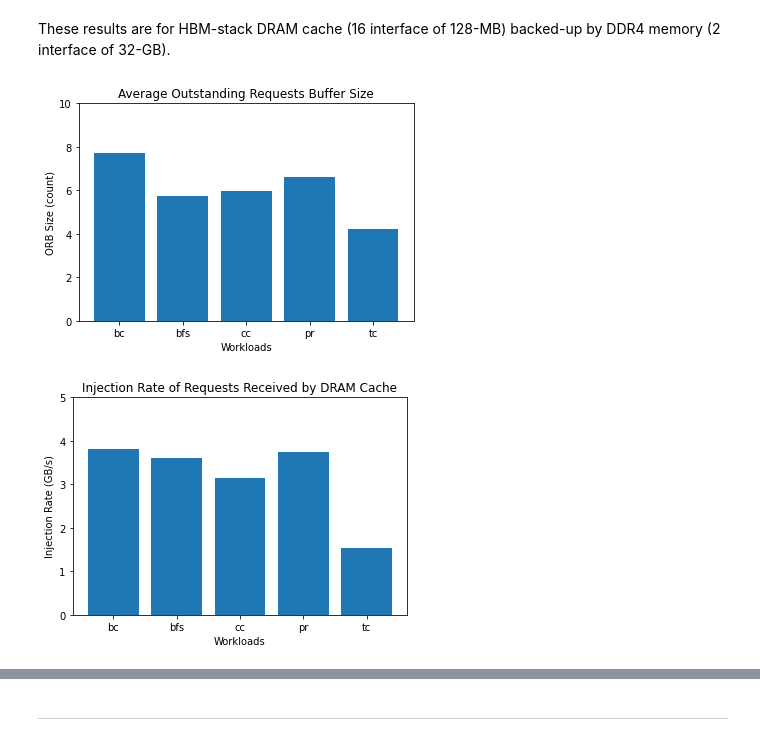
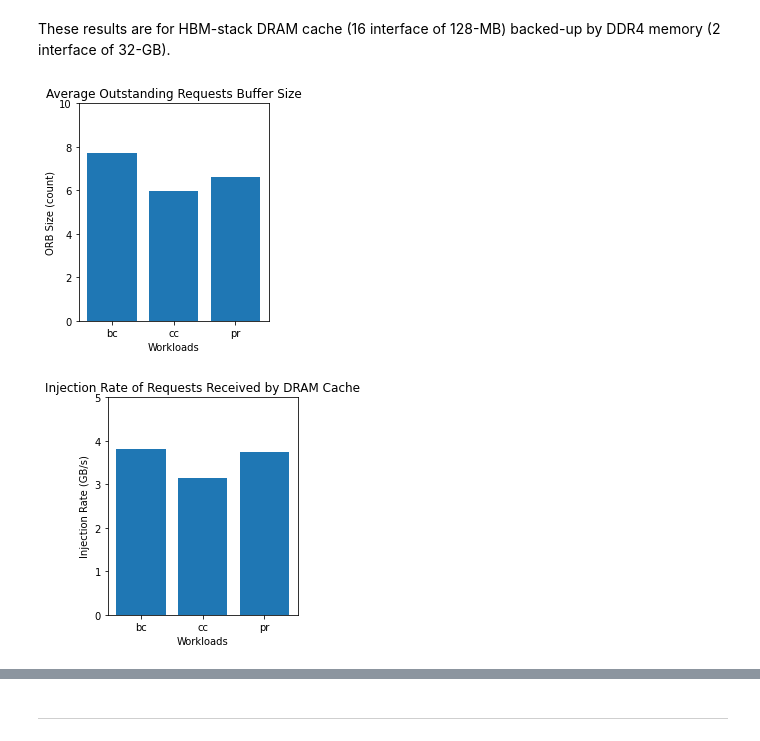
Before and after one commit to darchr/dramCacheController, a Jupyter notebook: myPlots/res_Nov_14/GAPBS/gapbs.ipynb, the cells around one changed output, grey strips where cells are left out. Saved outputs shown, nothing was run; the diff lists cells and outputs as text; code cells hidden in the pictures.

Commit message:
mem: graphs

```diff
--- a/myPlots/res_Nov_14/GAPBS/gapbs.ipynb
+++ b/myPlots/res_Nov_14/GAPBS/gapbs.ipynb
@@ -68,7 +68,8 @@ Stats = ['simSeconds',
           ]
 
 
-app = ['bc', 'bfs', 'cc', 'pr', 'tc']
+# app = ['bc', 'bfs', 'cc', 'pr', 'tc']
+app = ['bc', 'cc', 'pr']
 
 rows = []
 
@@ -241,23 +291,23 @@ df2.to_csv("/scr/babaie/policyBaselineRes/hbmCtrlrBug/dramCacheController/myPlot
 # %%
 x = df['app']
 
 y = df['avgORBLen'].astype(float)
 
 # Multi bar Chart
 fig = plt.figure()
-fig.set_size_inches(6, 4)
+fig.set_size_inches(3.4, 4)
 
 plt.ylim([0,10])
 
 plt.bar(x, y)
 
 
 plt.title("Average Outstanding Requests Buffer Size")
 plt.xlabel("Workloads")
 plt.ylabel("ORB Size (count)")
 plt.show()
 # %% [output]
-[figure, old version]
+[figure, new version]
 # %%
 x = df['app']
 
@@ -265,7 +315,7 @@ y = (df['readReqs'].astype(float) + df['writeReqs'].astype(float))*64/1000000000
 
 # Multi bar Chart
 fig = plt.figure()
-fig.set_size_inches(6, 4)
+fig.set_size_inches(3.4, 4)
 
 plt.ylim([0,5])
 
@@ -277,4 +327,4 @@ plt.xlabel("Workloads")
 plt.ylabel("Injection Rate (GB/s)")
 plt.show()
 # %% [output]
-[figure, old version]
+[figure, new version]
```
Also changed, not shown: parts of 13 cells of this notebook, 26 other files.
